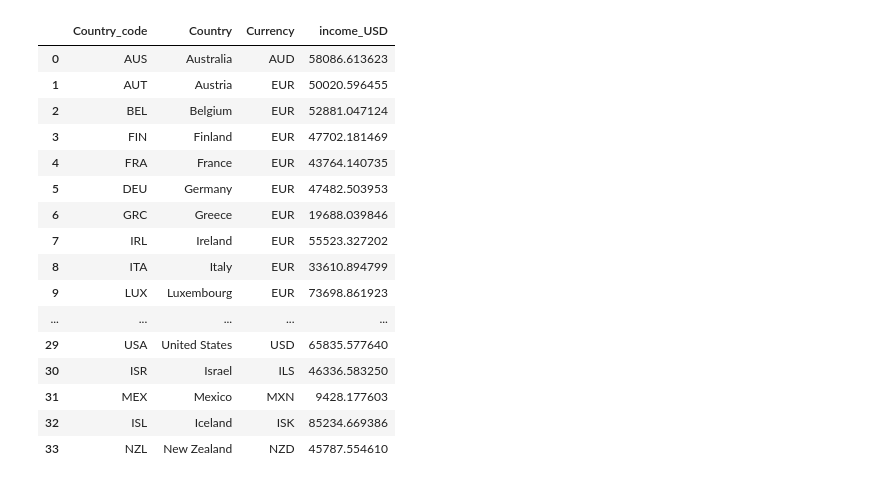
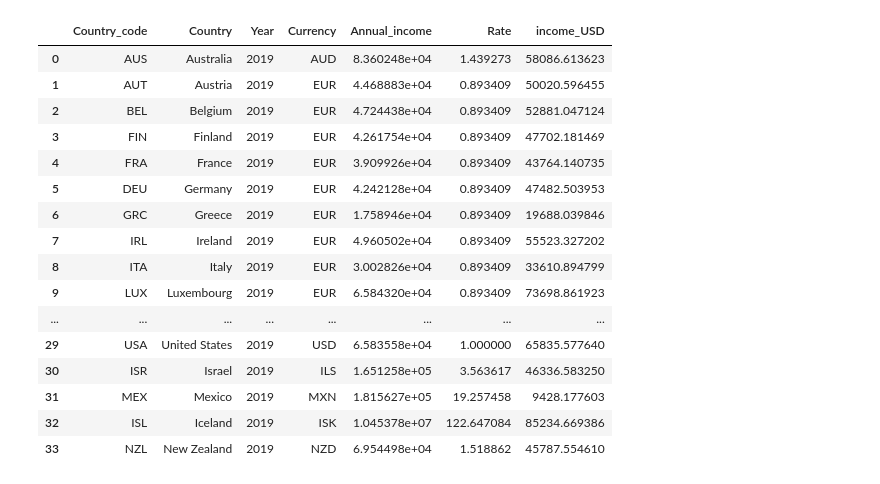
Before and after one commit to oscahui/ETL-project, a Jupyter notebook: isthereanydeal API.ipynb, the cells around one changed output. Drawn from its saved outputs; the diff is of its cells as text; code cells hidden in the pictures.

```diff
--- a/isthereanydeal API.ipynb
+++ b/isthereanydeal API.ipynb
@@ -23,22 +23,23 @@ avg_rate.columns=['Rate','Currency']
 # %%
 income1_df=income_df.merge(avg_rate,on='Currency')
 income1_df['income_USD']=income1_df['Annual_income']/income1_df['Rate']
-income1_df.drop(['Year','Annual_income','Rate'],axis=1)
+#income1_df.drop(['Year','Annual_income','Rate'],axis=1)
+income1_df
 # %% [output]
-|  | Country_code | Country | Currency | income_USD |
-| 0 | AUS | Australia | AUD | 58086.613623 |
-| 1 | AUT | Austria | EUR | 50020.596455 |
-| 2 | BEL | Belgium | EUR | 52881.047124 |
-| 3 | FIN | Finland | EUR | 47702.181469 |
-| 4 | FRA | France | EUR | 43764.140735 |
-| 5 | DEU | Germany | EUR | 47482.503953 |
-| 6 | GRC | Greece | EUR | 19688.039846 |
-| 7 | IRL | Ireland | EUR | 55523.327202 |
-| 8 | ITA | Italy | EUR | 33610.894799 |
-| 9 | LUX | Luxembourg | EUR | 73698.861923 |
-| ... | ... | ... | ... | ... |
-| 29 | USA | United States | USD | 65835.577640 |
-| 30 | ISR | Israel | ILS | 46336.583250 |
-| 31 | MEX | Mexico | MXN | 9428.177603 |
-| 32 | ISL | Iceland | ISK | 85234.669386 |
-| 33 | NZL | New Zealand | NZD | 45787.554610 |
+|  | Country_code | Country | Year | Currency | Annual_income | Rate | income_USD |
+| 0 | AUS | Australia | 2019 | AUD | 8.360248e+04 | 1.439273 | 58086.613623 |
+| 1 | AUT | Austria | 2019 | EUR | 4.468883e+04 | 0.893409 | 50020.596455 |
+| 2 | BEL | Belgium | 2019 | EUR | 4.724438e+04 | 0.893409 | 52881.047124 |
+| 3 | FIN | Finland | 2019 | EUR | 4.261754e+04 | 0.893409 | 47702.181469 |
+| 4 | FRA | France | 2019 | EUR | 3.909926e+04 | 0.893409 | 43764.140735 |
+| 5 | DEU | Germany | 2019 | EUR | 4.242128e+04 | 0.893409 | 47482.503953 |
+| 6 | GRC | Greece | 2019 | EUR | 1.758946e+04 | 0.893409 | 19688.039846 |
+| 7 | IRL | Ireland | 2019 | EUR | 4.960502e+04 | 0.893409 | 55523.327202 |
+| 8 | ITA | Italy | 2019 | EUR | 3.002826e+04 | 0.893409 | 33610.894799 |
+| 9 | LUX | Luxembourg | 2019 | EUR | 6.584320e+04 | 0.893409 | 73698.861923 |
+| ... | ... | ... | ... | ... | ... | ... | ... |
+| 29 | USA | United States | 2019 | USD | 6.583558e+04 | 1.000000 | 65835.577640 |
+| 30 | ISR | Israel | 2019 | ILS | 1.651258e+05 | 3.563617 | 46336.583250 |
+| 31 | MEX | Mexico | 2019 | MXN | 1.815627e+05 | 19.257458 | 9428.177603 |
+| 32 | ISL | Iceland | 2019 | ISK | 1.045378e+07 | 122.647084 | 85234.669386 |
+| 33 | NZL | New Zealand | 2019 | NZD | 6.954498e+04 | 1.518862 | 45787.554610 |
```
Also changed, not shown: parts of 9 cells of this notebook.
